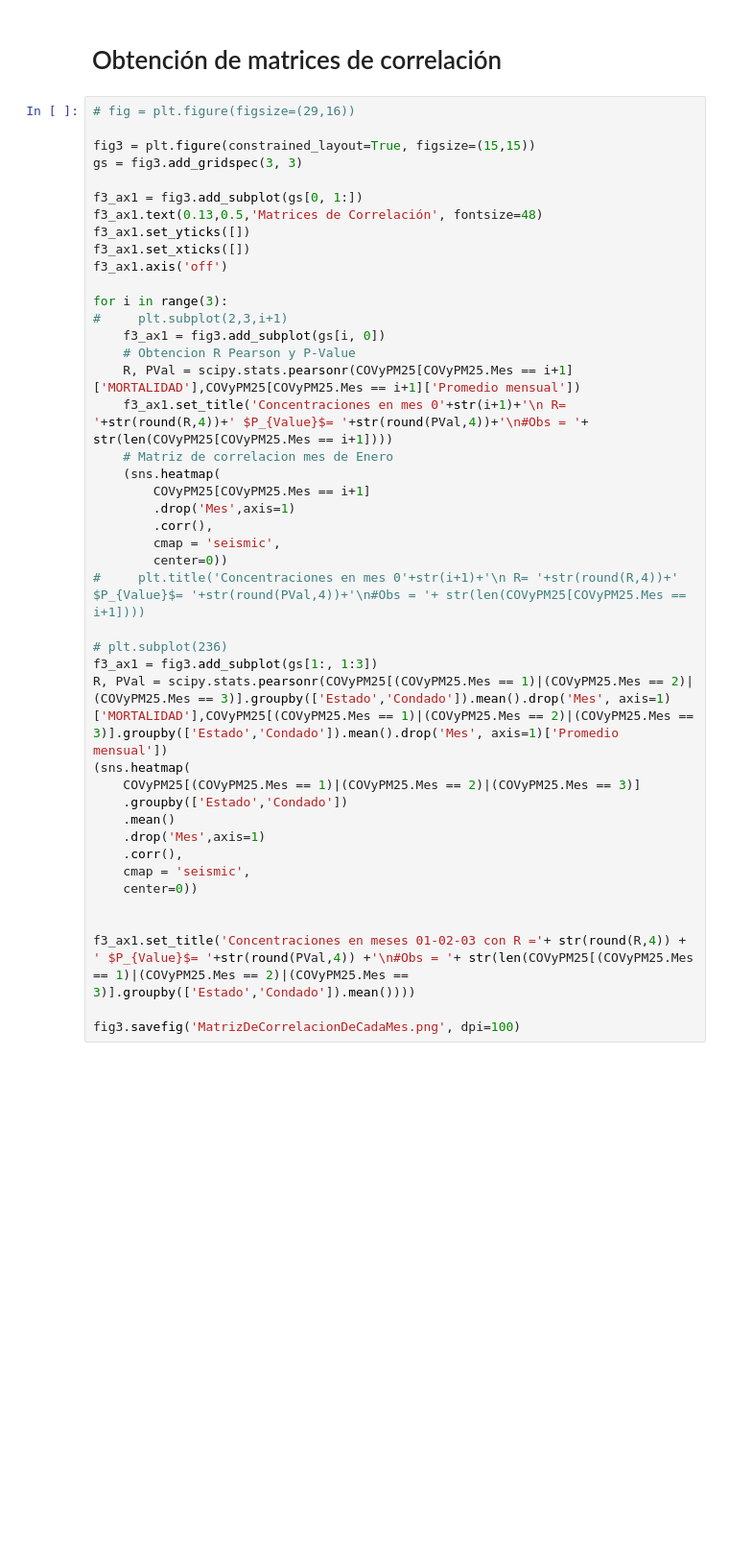
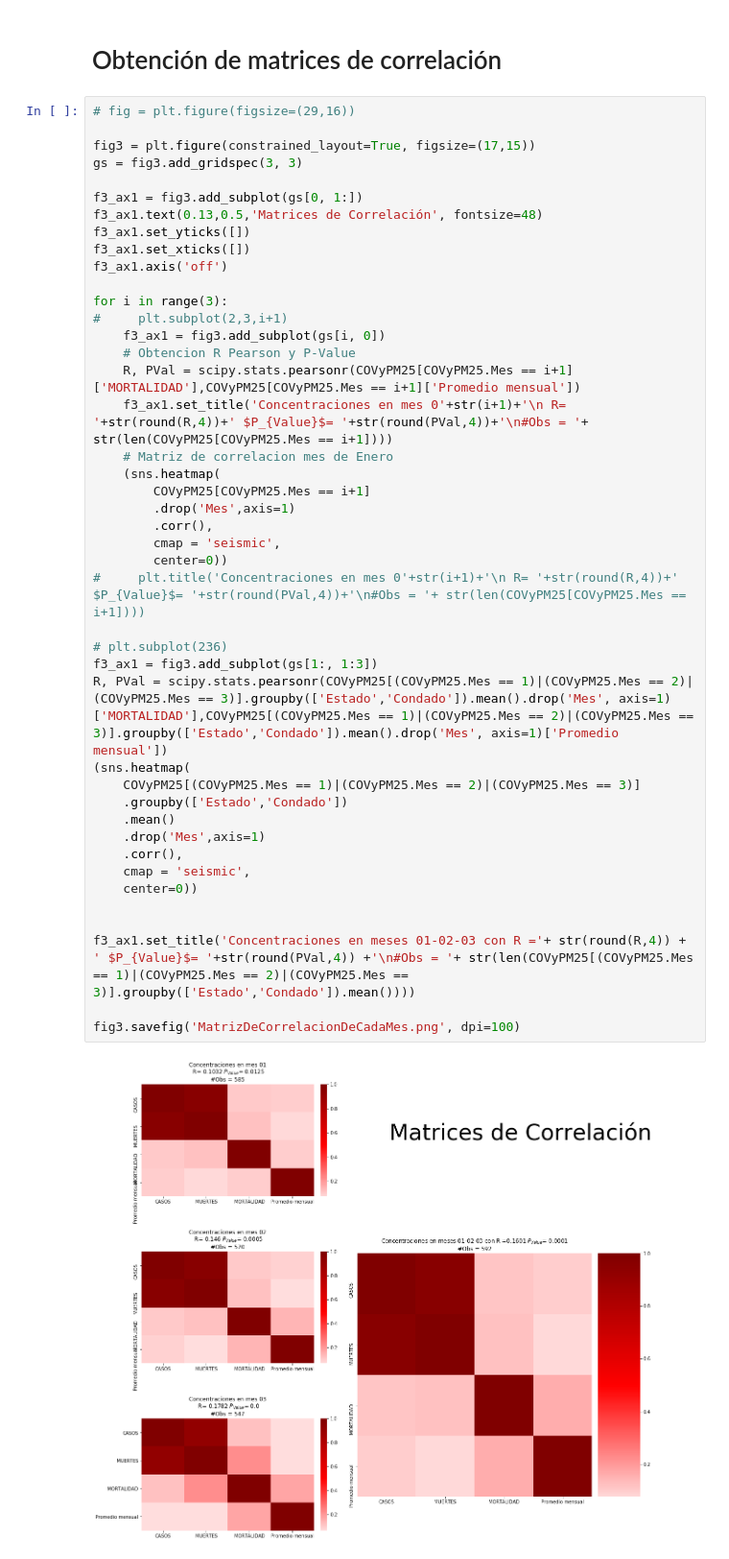
Before and after one commit to mdominguezd/ProyectoLaboratorioPM2.5yCOVID, a Jupyter notebook: MiCOVID-19.ipynb, the cells around one changed output. Shown at 96% size. Saved outputs shown, nothing was run; the diff lists cells and outputs as text; blank space fills up the shorter version.

```diff
--- a/MiCOVID-19.ipynb
+++ b/MiCOVID-19.ipynb
@@ -151,7 +146,7 @@ print('Cantidad de condados con observaciones =', len(COVyPM25.groupby('Condado'
 # %%
 # fig = plt.figure(figsize=(29,16))
 
-fig3 = plt.figure(constrained_layout=True, figsize=(15,15))
+fig3 = plt.figure(constrained_layout=True, figsize=(17,15))
 gs = fig3.add_gridspec(3, 3)
 
 f3_ax1 = fig3.add_subplot(gs[0, 1:])
@@ -164,33 +159,35 @@ for i in range(3):
 #     plt.subplot(2,3,i+1)
     f3_ax1 = fig3.add_subplot(gs[i, 0])
     # Obtencion R Pearson y P-Value
     R, PVal = scipy.stats.pearsonr(COVyPM25[COVyPM25.Mes == i+1]['MORTALIDAD'],COVyPM25[COVyPM25.Mes == i+1]['Promedio mensual'])
     f3_ax1.set_title('Concentraciones en mes 0'+str(i+1)+'\n R= '+str(round(R,4))+' $P_{Value}$= '+str(round(PVal,4))+'\n#Obs = '+ str(len(COVyPM25[COVyPM25.Mes == i+1])))
     # Matriz de correlacion mes de Enero
     (sns.heatmap(
         COVyPM25[COVyPM25.Mes == i+1]
         .drop('Mes',axis=1)
         .corr(),
         cmap = 'seismic',
         center=0))
 #     plt.title('Concentraciones en mes 0'+str(i+1)+'\n R= '+str(round(R,4))+' $P_{Value}$= '+str(round(PVal,4))+'\n#Obs = '+ str(len(COVyPM25[COVyPM25.Mes == i+1])))
 
 # plt.subplot(236)
 f3_ax1 = fig3.add_subplot(gs[1:, 1:3])
 R, PVal = scipy.stats.pearsonr(COVyPM25[(COVyPM25.Mes == 1)|(COVyPM25.Mes == 2)|(COVyPM25.Mes == 3)].groupby(['Estado','Condado']).mean().drop('Mes', axis=1)['MORTALIDAD'],COVyPM25[(COVyPM25.Mes == 1)|(COVyPM25.Mes == 2)|(COVyPM25.Mes == 3)].groupby(['Estado','Condado']).mean().drop('Mes', axis=1)['Promedio mensual'])
 (sns.heatmap(
     COVyPM25[(COVyPM25.Mes == 1)|(COVyPM25.Mes == 2)|(COVyPM25.Mes == 3)]
     .groupby(['Estado','Condado'])
     .mean()
     .drop('Mes',axis=1)
     .corr(),
     cmap = 'seismic',
     center=0))
 
 
 f3_ax1.set_title('Concentraciones en meses 01-02-03 con R ='+ str(round(R,4)) + ' $P_{Value}$= '+str(round(PVal,4)) +'\n#Obs = '+ str(len(COVyPM25[(COVyPM25.Mes == 1)|(COVyPM25.Mes == 2)|(COVyPM25.Mes == 3)].groupby(['Estado','Condado']).mean())))
 
 fig3.savefig('MatrizDeCorrelacionDeCadaMes.png', dpi=100)
+# %% [output]
+[figure, added]
 # %%
 # Matriz de correlacion para promedio de los 5 meses
 fig = plt.figure(figsize=(16,6))
```
Also changed, not shown: parts of 1 cell of this notebook, 1 other file.
